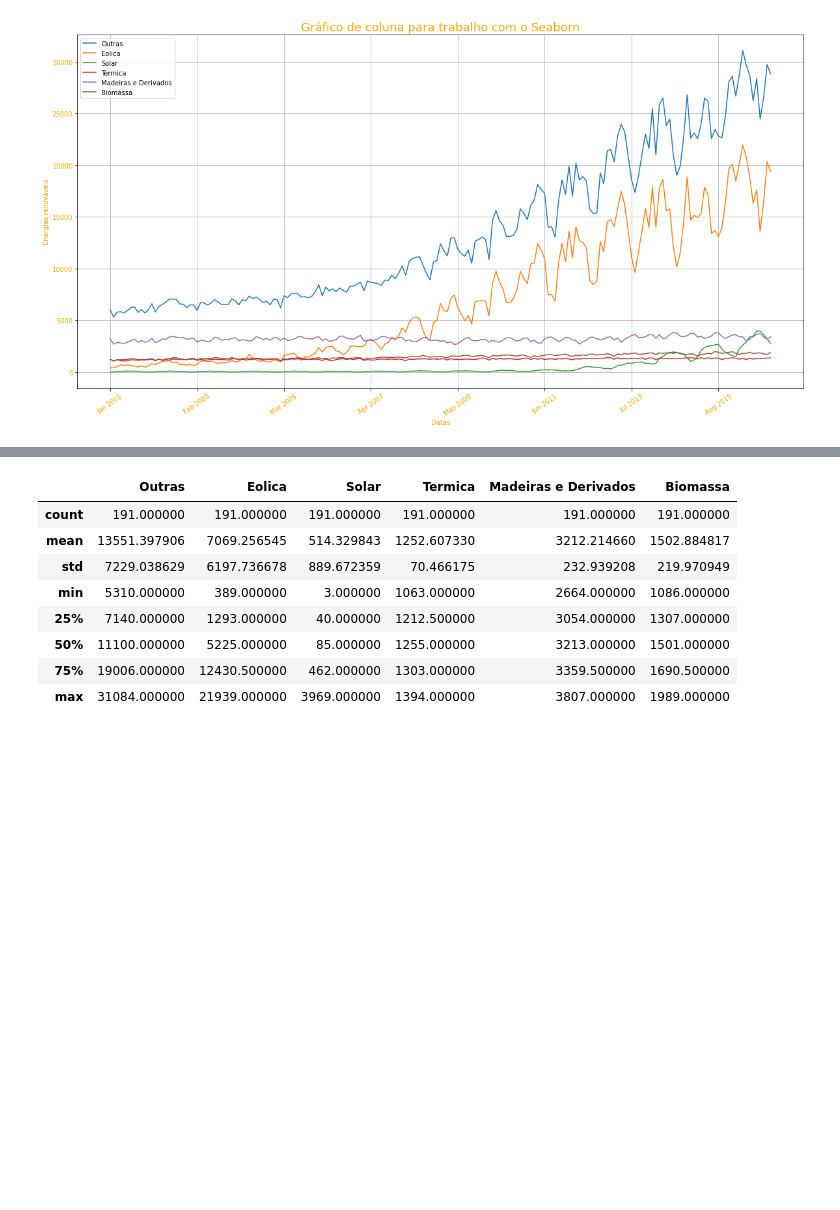
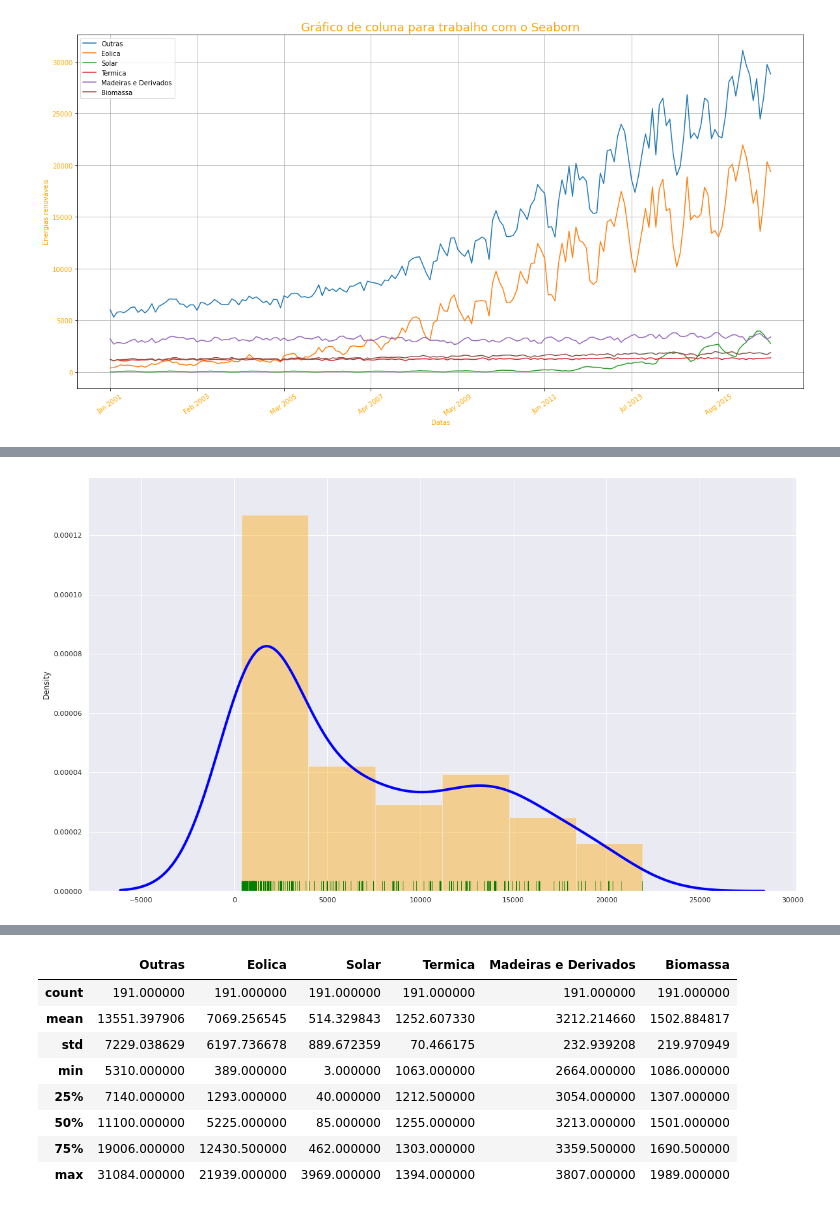
Before and after one commit to AndreLovo/Analise-de-dados, a Jupyter notebook: Cópia_de_Energia_Ren_USA.ipynb, the cells around one changed output, grey strips where cells are left out. Drawn from its saved outputs; the diff is of its cells as text; code cells hidden in the pictures; blank space fills up the shorter version.

```diff
--- a/Cópia_de_Energia_Ren_USA.ipynb
+++ b/Cópia_de_Energia_Ren_USA.ipynb
@@ -407,0 +463,8 @@ plt.show()
+# %%
+#Vamos investigar a distribuição da Energia Eólica
+x = df_geral['Eolica'].values
+sns.distplot(x, rug=True, color='green',
+             hist_kws={'color':'orange'},
+             kde_kws={'color':'blue', 'lw':4});
+# %% [output]
+[figure, added]
```
Also changed, not shown: parts of 29 cells of this notebook.
